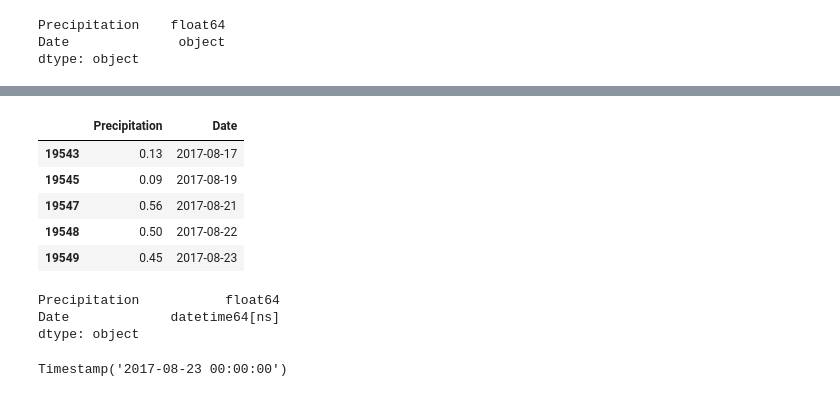
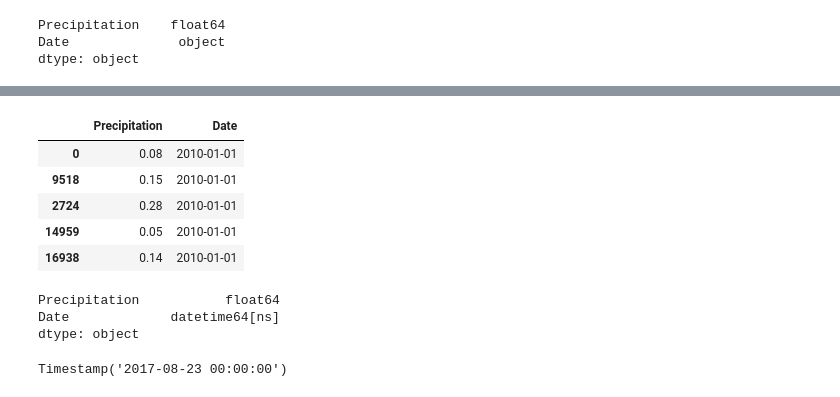
Before and after one commit to sn95033/SqlAlchemy_Flask, a Jupyter notebook: 02-Homework_10-SQL-Alchemy_climate_rm.ipynb, the cells around one changed output, grey strips where cells are left out. Saved outputs shown, nothing was run; the diff lists cells and outputs as text; code cells hidden in the pictures.

```diff
--- a/02-Homework_10-SQL-Alchemy_climate_rm.ipynb
+++ b/02-Homework_10-SQL-Alchemy_climate_rm.ipynb
@@ -145,19 +145,18 @@ all_df.head()
-# %%
-all_df.tail()
-# %% [output]
-|  | Precipitation | Date |
-| 19543 | 0.13 | 2017-08-17 |
-| 19545 | 0.09 | 2017-08-19 |
-| 19547 | 0.56 | 2017-08-21 |
-| 19548 | 0.50 | 2017-08-22 |
-| 19549 | 0.45 | 2017-08-23 |
-# %%
-# Convert Date to a timedate
-all_df.dtypes
-# %% [output]
-Precipitation           float64
-Date             datetime64[ns]
-dtype: object
+# %%
+calc_df.head()
+# %% [output]
+|  | Precipitation | Date |
+| 0 | 0.08 | 2010-01-01 |
+| 9518 | 0.15 | 2010-01-01 |
+| 2724 | 0.28 | 2010-01-01 |
+| 14959 | 0.05 | 2010-01-01 |
+| 16938 | 0.14 | 2010-01-01 |
+# %%
+calc_df.dtypes
+# %% [output]
+Precipitation           float64
+Date             datetime64[ns]
+dtype: object
 # %%
 # 5) Filter to the requested timeframe for plotting
 
```
Also changed, not shown: parts of 35 cells of this notebook, 1 other file.
